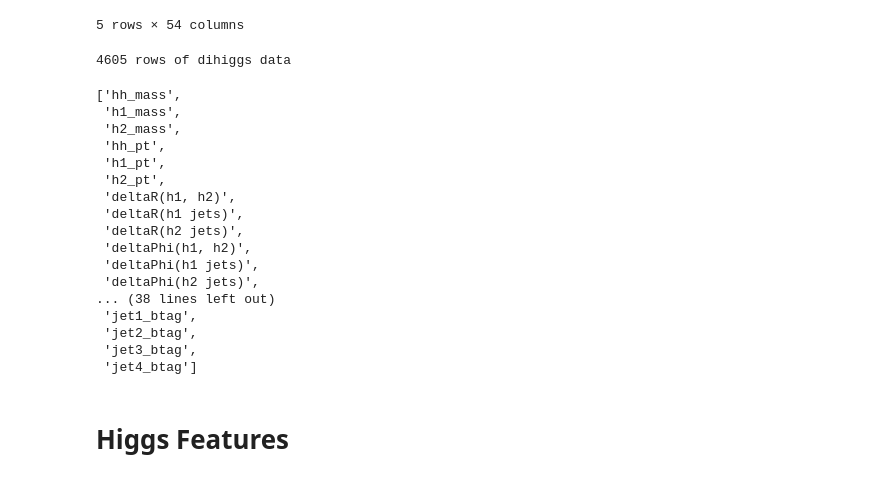
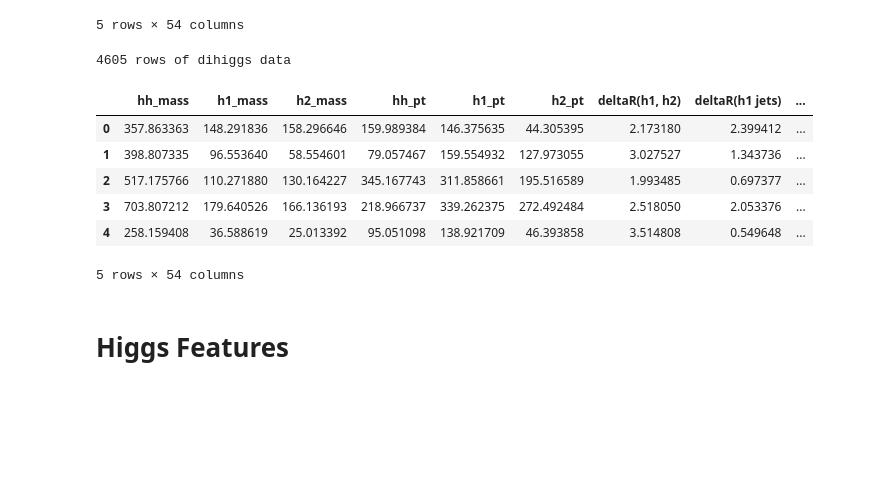
Before and after one commit to neu-physics/dihiggsMLProject, a Jupyter notebook: higgsReconstruction/EventPlotting/plotting.ipynb, the cells around one changed output. Cells and saved outputs as stored; diff of their text form; code cells hidden in the pictures; blank space fills up the shorter version.

Commit message:
made it so list doesn't display. also there are 2 more events in second cut so we know it did smt. yayyy

```diff
--- a/higgsReconstruction/EventPlotting/plotting.ipynb
+++ b/higgsReconstruction/EventPlotting/plotting.ipynb
@@ -60,26 +60,16 @@ qcd.head()
 # %%
 print(len(hh), "rows of dihiggs data")
 hh.head()
-list(hh)
+#list(hh)
 # %% [output]
 4605 rows of dihiggs data
+|  | hh_mass | h1_mass | h2_mass | hh_pt | h1_pt | h2_pt | deltaR(h1, h2) | deltaR(h1 jets) | ... |
+| 0 | 357.863363 | 148.291836 | 158.296646 | 159.989384 | 146.375635 | 44.305395 | 2.173180 | 2.399412 | ... |
+| 1 | 398.807335 | 96.553640 | 58.554601 | 79.057467 | 159.554932 | 127.973055 | 3.027527 | 1.343736 | ... |
+| 2 | 517.175766 | 110.271880 | 130.164227 | 345.167743 | 311.858661 | 195.516589 | 1.993485 | 0.697377 | ... |
+| 3 | 703.807212 | 179.640526 | 166.136193 | 218.966737 | 339.262375 | 272.492484 | 2.518050 | 2.053376 | ... |
+| 4 | 258.159408 | 36.588619 | 25.013392 | 95.051098 | 138.921709 | 46.393858 | 3.514808 | 0.549648 | ... |
-['hh_mass',
- 'h1_mass',
- 'h2_mass',
- 'hh_pt',
- 'h1_pt',
- 'h2_pt',
- 'deltaR(h1, h2)',
- 'deltaR(h1 jets)',
- 'deltaR(h2 jets)',
- 'deltaPhi(h1, h2)',
- 'deltaPhi(h1 jets)',
- 'deltaPhi(h2 jets)',
-... (38 lines left out)
- 'jet1_btag',
- 'jet2_btag',
- 'jet3_btag',
- 'jet4_btag']
+5 rows × 54 columns
 # %% [markdown]
 # Higgs Features
 # %%
```
Also changed, not shown: 1 other file.
